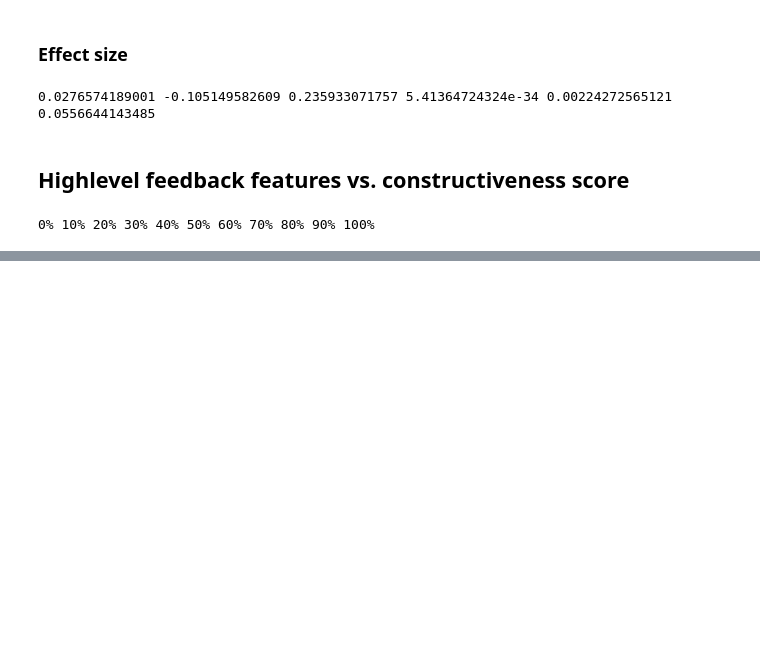
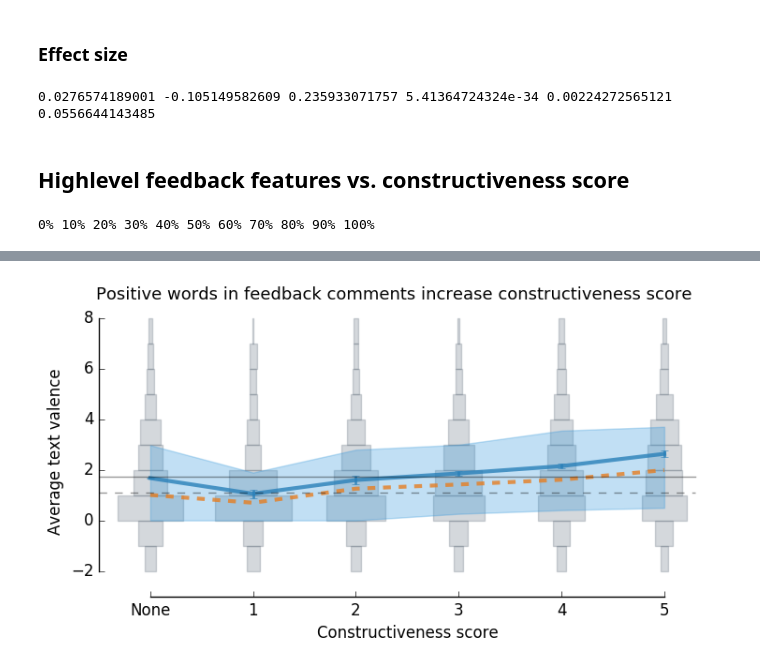
Before and after one commit to ulfaslak/peergrade_analysis, a Jupyter notebook: workbook.ipynb, the cells around one changed output, grey strips where cells are left out. Cells and saved outputs as stored; diff of their text form; code cells hidden in the pictures; blank space fills up the shorter version.

```diff
--- a/workbook.ipynb
+++ b/workbook.ipynb
@@ -570,0 +575,63 @@ plt.show()
+# %%
+hists = defaultdict(list)
+for _, v in ds.items():
+    if len(v['text_valence']) != len(v['text_length']) or len(v['text_valence']) == 0:
+        continue
+
+    text_fraction = np.array(v['text_length']) * 1.0 / np.sum(v['text_length'])
+
+    text_valence_mean = np.sum([
+        valence * fraction
+        for valence, fraction in zip(v['text_valence'], text_fraction)
+    ])
+
+    hists[v['feedback_grade']].append(
+        text_valence_mean
+    )
+
+bins = np.linspace(-2, 8, 11)
+hists_mean = np.mean([v for h in hists.values() for v in h])
+hists_median = np.median([v for h in hists.values() for v in h])
+
+fig, ax = plt.subplots(1, 1, figsize=(8.5, 4), frameon=False)
+
+means, medians = [], []
+errors = []
+lq, uq = [], []
+for v, h in hists.items():
+    means.append(np.mean(h))
+    errors.append(np.std(h) / np.sqrt(len(h)))
+    medians.append(np.median(h))
+    lq.append(sorted(h)[int(len(h)*0.25)])
+    uq.append(sorted(h)[int(len(h)*0.75)])
+    bincounts, _ = np.histogram(h, bins=bins, normed=True)
+    for bc, b in zip(bincounts, bins[:-1]):
+        if bc == 0: continue
+        w = bc*2
+        rect = mpatches.Rectangle([v-w/2, b], w, abs(bins[0]-bins[1]), lw=0)
+        collection = PatchCollection([rect], color="#2c3e50", alpha=0.2)
+        ax.add_collection(collection)
+
+plt.plot(range(6), medians, color="#e67e22", lw=3, ls="--", alpha=0.8)
+plt.plot(range(6), means, color="#2980b9", lw=3, ls="-", alpha=0.8)
+plt.errorbar(range(6), means, errors, color="#2980b9", lw=0, elinewidth=2, alpha=0.8)
+plt.fill_between(range(6), lq, uq, color="#3498db", alpha="0.3")
+
+plt.plot([-0.5, 5.3], [hists_mean, hists_mean], c="k", lw=1, alpha=0.4)
+plt.plot([-0.5, 5.3], [hists_median, hists_median], c="k", lw=1, alpha=0.4, ls="--")
+
+plt.xlim([-0.5, 5.5])
+plt.ylim([-3, 8.5])
+plt.xticks([0, 1, 2, 3, 4, 5], ["None", 1, 2, 3, 4, 5], fontsize=12)
+plt.yticks(np.linspace(-2, 8, 6), fontsize=12)
+
+plt.xlabel("Constructiveness score", fontsize=12)
+plt.ylabel("Average text valence", fontsize=12)
+
+
+sns.despine(trim=True)
+plt.title("Positive words in feedback comments increase constructiveness score     ", fontsize=13)
+plt.savefig("../figures/feedback2.png")
+plt.show()
+# %% [output]
+[figure, added]
```
Also changed, not shown: parts of 7 cells of this notebook.
